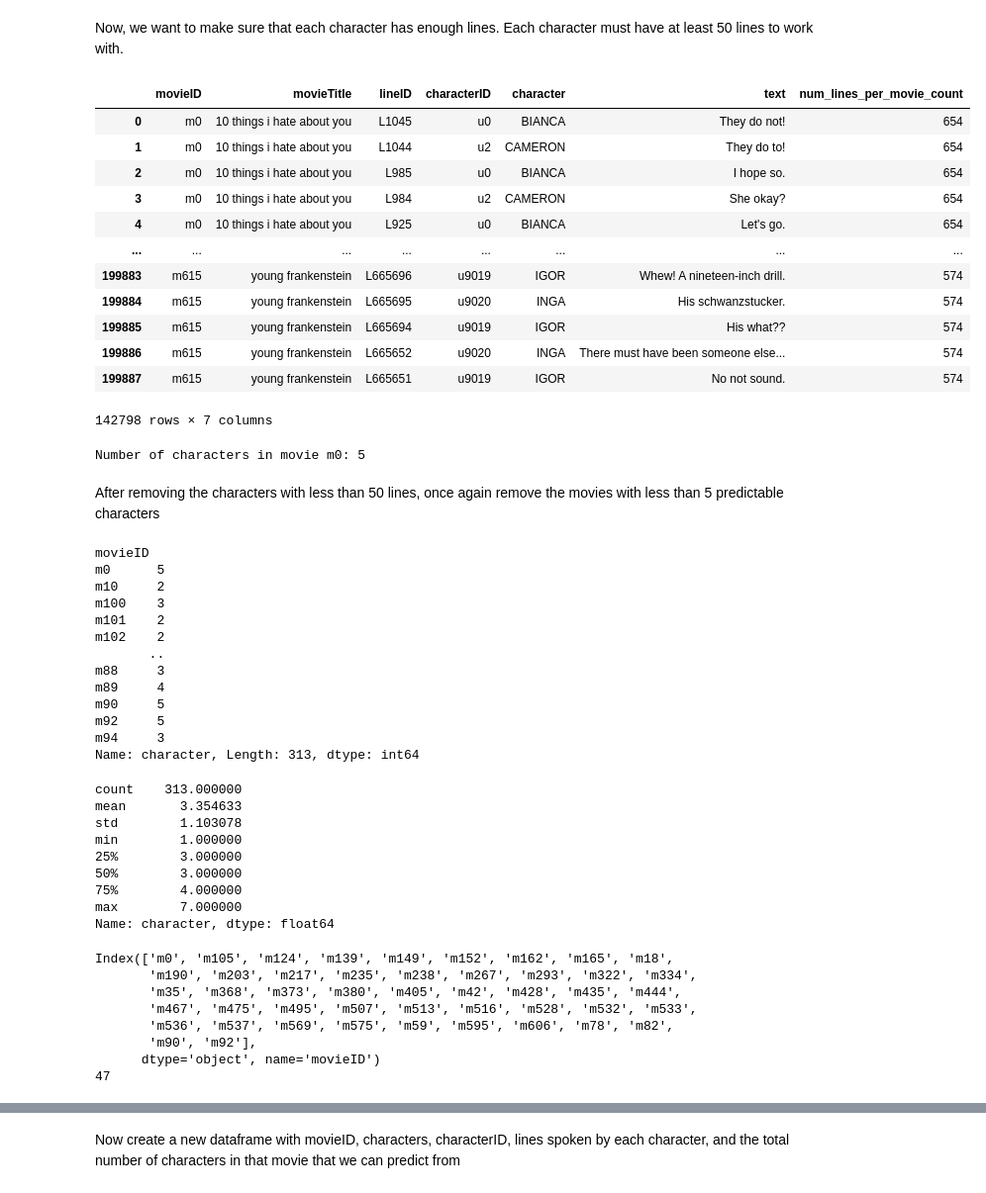
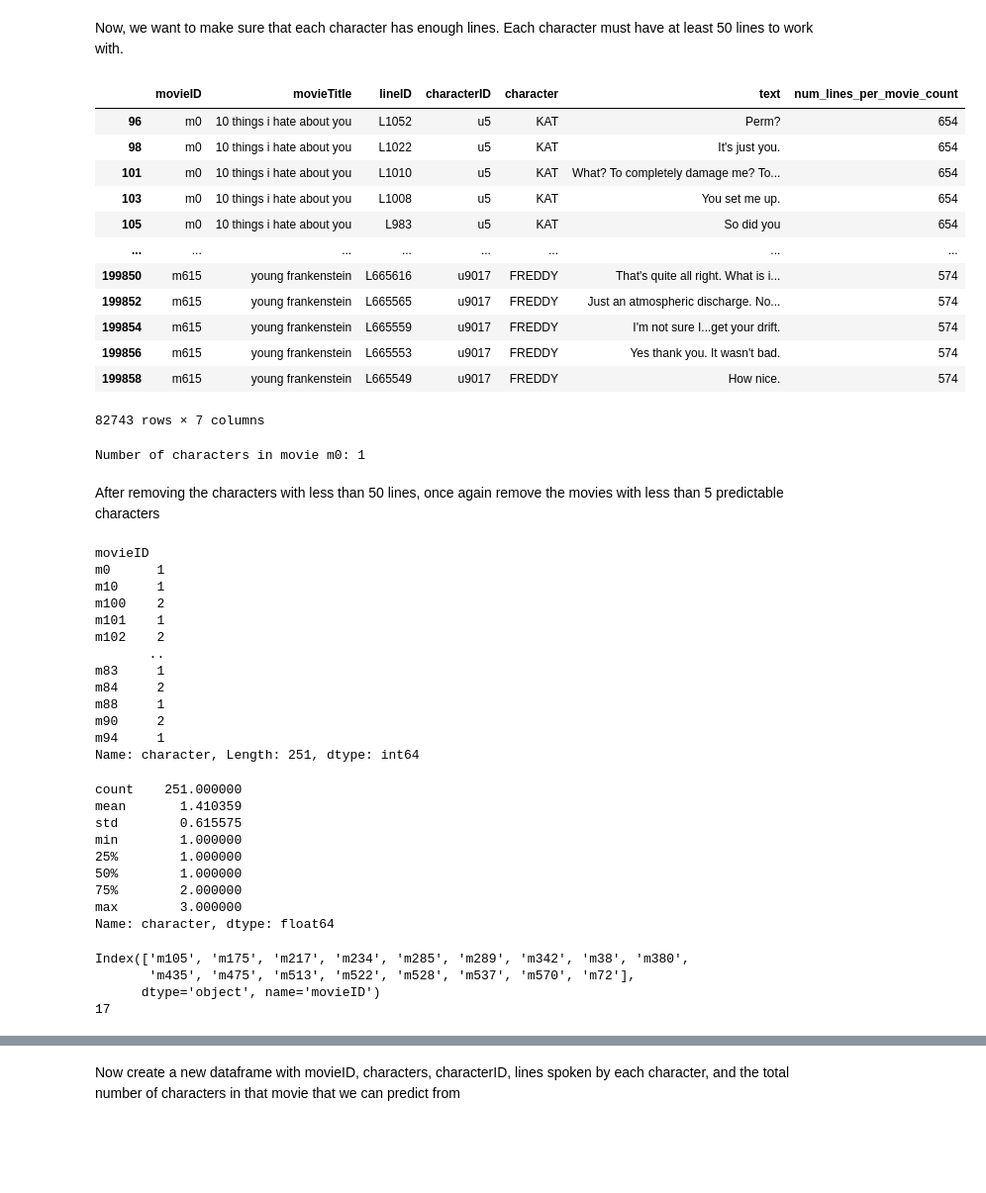
Before and after one commit to naomivgong/Movie_Character_Project, a Jupyter notebook: character_prediction/data_exploration.ipynb, the cells around one changed output, grey strips where cells are left out. Shown at 99% size. Cells and saved outputs as stored; diff of their text form; code cells hidden in the pictures; blank space fills up the shorter version.

```diff
--- a/character_prediction/data_exploration.ipynb
+++ b/character_prediction/data_exploration.ipynb
@@ -73,29 +73,29 @@ character_lines_df = character_lines_df[character_lines_df["movieID"].isin(chara
 Now, we want to make sure that each character has enough lines. Each character must have at least 50 lines to work with.
 # %%
 character_lines_per_movie = character_lines_df.groupby(["movieID", "characterID"])["text"].count().reset_index(name="num_lines_per_character")
-character_lines_per_movie_valid = character_lines_per_movie[character_lines_per_movie["num_lines_per_character"] >= 50]["characterID"]
+character_lines_per_movie_valid = character_lines_per_movie[character_lines_per_movie["num_lines_per_character"] >= 150]["characterID"]
 character_lines_df = character_lines_df[character_lines_df["characterID"].isin(character_lines_per_movie_valid)]
 character_lines_df
 # %% [output]
 |  | movieID | movieTitle | lineID | characterID | character | text | num_lines_per_movie_count |
-| 0 | m0 | 10 things i hate about you | L1045 | u0 | BIANCA | They do not! | 654 |
-| 1 | m0 | 10 things i hate about you | L1044 | u2 | CAMERON | They do to! | 654 |
-| 2 | m0 | 10 things i hate about you | L985 | u0 | BIANCA | I hope so. | 654 |
-| 3 | m0 | 10 things i hate about you | L984 | u2 | CAMERON | She okay? | 654 |
-| 4 | m0 | 10 things i hate about you | L925 | u0 | BIANCA | Let's go. | 654 |
+| 96 | m0 | 10 things i hate about you | L1052 | u5 | KAT | Perm? | 654 |
+| 98 | m0 | 10 things i hate about you | L1022 | u5 | KAT | It's just you. | 654 |
+| 101 | m0 | 10 things i hate about you | L1010 | u5 | KAT | What? To completely damage me? To... | 654 |
+| 103 | m0 | 10 things i hate about you | L1008 | u5 | KAT | You set me up. | 654 |
+| 105 | m0 | 10 things i hate about you | L983 | u5 | KAT | So did you | 654 |
 | ... | ... | ... | ... | ... | ... | ... | ... |
-| 199883 | m615 | young frankenstein | L665696 | u9019 | IGOR | Whew! A nineteen-inch drill. | 574 |
-| 199884 | m615 | young frankenstein | L665695 | u9020 | INGA | His schwanzstucker. | 574 |
-| 199885 | m615 | young frankenstein | L665694 | u9019 | IGOR | His what?? | 574 |
-| 199886 | m615 | young frankenstein | L665652 | u9020 | INGA | There must have been someone else... | 574 |
-| 199887 | m615 | young frankenstein | L665651 | u9019 | IGOR | No not sound. | 574 |
+| 199850 | m615 | young frankenstein | L665616 | u9017 | FREDDY | That's quite all right. What is i... | 574 |
+| 199852 | m615 | young frankenstein | L665565 | u9017 | FREDDY | Just an atmospheric discharge. No... | 574 |
+| 199854 | m615 | young frankenstein | L665559 | u9017 | FREDDY | I'm not sure I...get your drift. | 574 |
+| 199856 | m615 | young frankenstein | L665553 | u9017 | FREDDY | Yes thank you. It wasn't bad. | 574 |
+| 199858 | m615 | young frankenstein | L665549 | u9017 | FREDDY | How nice. | 574 |
-142798 rows × 7 columns
+82743 rows × 7 columns
 # %%
 #side quest --- how many character in 10 things i hate about you?
 character_count = character_lines_df[character_lines_df["movieID"] == "m0"]["characterID"].nunique()
 print(f"Number of characters in movie m0: {character_count}")
 # %% [output]
-Number of characters in movie m0: 5
+Number of characters in movie m0: 1
 # %% [markdown]
 After removing the characters with less than 50 lines, once again remove the movies with less than 5 predictable characters
 # %%
@@ -103,42 +103,38 @@ character_count_per_movie = character_lines_df.groupby("movieID")["character"].n
 character_count_per_movie
 # %% [output]
 movieID
-m0      5
-m10     2
-m100    3
-m101    2
+m0      1
+m10     1
+m100    2
+m101    1
 m102    2
        ..
-m88     3
-m89     4
-m90     5
-m92     5
-m94     3
-Name: character, Length: 313, dtype: int64
+m83     1
+m84     2
+m88     1
+m90     2
+m94     1
+Name: character, Length: 251, dtype: int64
 # %%
 character_count_per_movie.describe()
 # %% [output]
-count    313.000000
-mean       3.354633
-std        1.103078
+count    251.000000
+mean       1.410359
+std        0.615575
 min        1.000000
-25%        3.000000
-50%        3.000000
-75%        4.000000
-max        7.000000
+25%        1.000000
+50%        1.000000
+75%        2.000000
+max        3.000000
 Name: character, dtype: float64
 # %%
-valid_movies_character_lines = character_count_per_movie[character_count_per_movie >= 5].index
+valid_movies_character_lines = character_count_per_movie[character_count_per_movie >= 3].index
 print(valid_movies_character_lines)
 print(len(valid_movies_character_lines))
 # %% [output]
-Index(['m0', 'm105', 'm124', 'm139', 'm149', 'm152', 'm162', 'm165', 'm18',
-       'm190', 'm203', 'm217', 'm235', 'm238', 'm267', 'm293', 'm322', 'm334',
-       'm35', 'm368', 'm373', 'm380', 'm405', 'm42', 'm428', 'm435', 'm444',
-       'm467', 'm475', 'm495', 'm507', 'm513', 'm516', 'm528', 'm532', 'm533',
-       'm536', 'm537', 'm569', 'm575', 'm59', 'm595', 'm606', 'm78', 'm82',
-       'm90', 'm92'],
+Index(['m105', 'm175', 'm217', 'm234', 'm285', 'm289', 'm342', 'm38', 'm380',
+       'm435', 'm475', 'm513', 'm522', 'm528', 'm537', 'm570', 'm72'],
       dtype='object', name='movieID')
-47
+17
 # %%
 character_lines_df = character_lines_df[character_lines_df["movieID"].isin(valid_movies_character_lines)]
```
Also changed, not shown: parts of 5 cells of this notebook, 4 other files.
